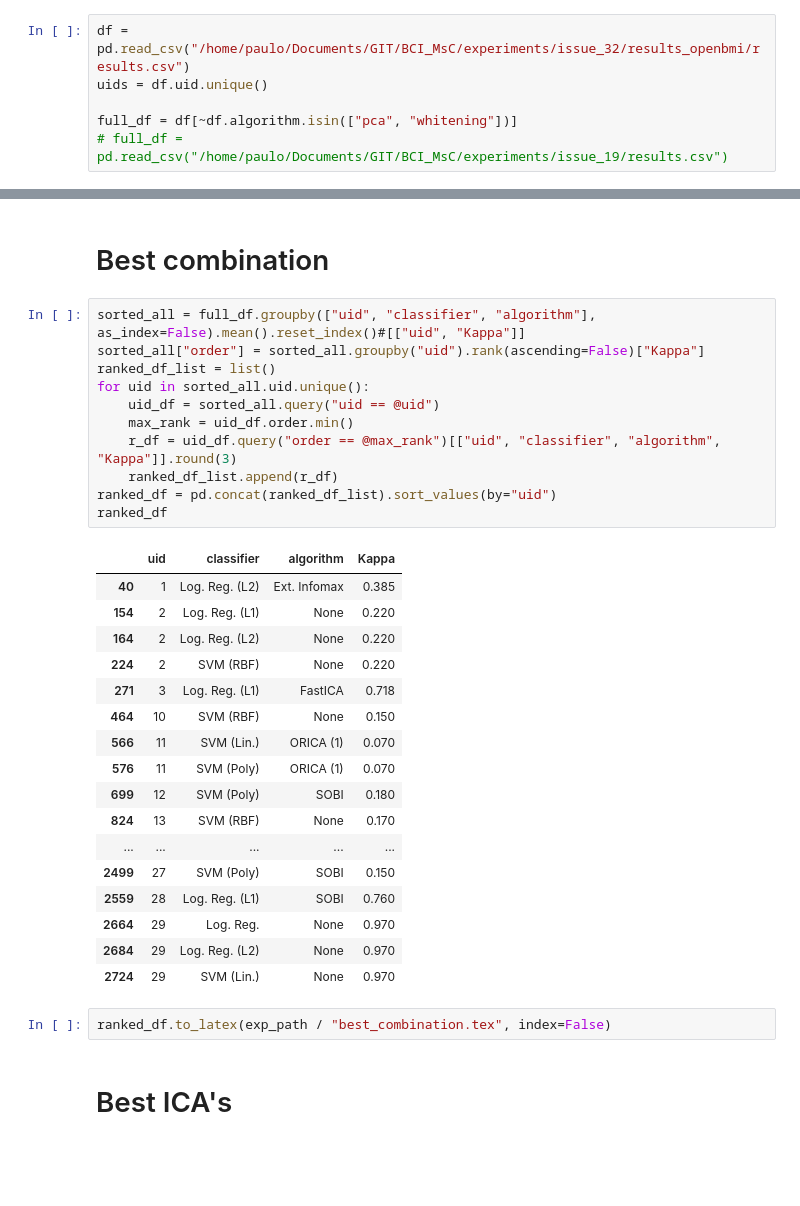
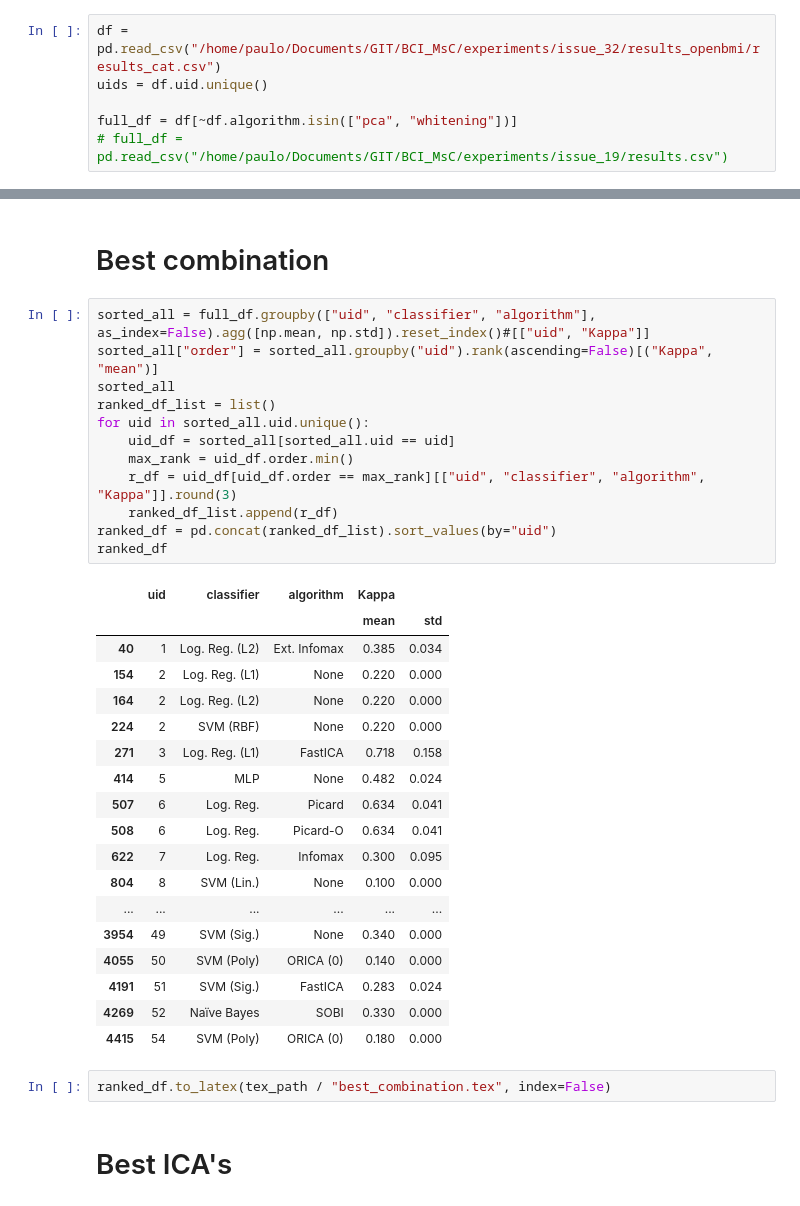
Before and after one commit to Kotzly/BCI_MsC, a Jupyter notebook: notebooks/Issue_32_Results_Analysis_OpenBMI.ipynb, the cells around one changed output, grey strips where cells are left out. Saved outputs shown, nothing was run; the diff lists cells and outputs as text; blank space fills up the shorter version.

```diff
--- a/notebooks/Issue_32_Results_Analysis_OpenBMI.ipynb
+++ b/notebooks/Issue_32_Results_Analysis_OpenBMI.ipynb
@@ -12,5 +17,5 @@ exp_path = Path("../experiments/issue_32/")
 # %%
-df = pd.read_csv("/home/paulo/Documents/GIT/BCI_MsC/experiments/issue_32/results_openbmi/results.csv")
+df = pd.read_csv("/home/paulo/Documents/GIT/BCI_MsC/experiments/issue_32/results_openbmi/results_cat.csv")
 uids = df.uid.unique()
 
 full_df = df[~df.algorithm.isin(["pca", "whitening"])]
@@ -84,36 +90,38 @@ df = full_df.groupby(["uid", "classifier", "algorithm"], as_index=False).mean()
 # %% [markdown]
 # Best combination
 # %%
-sorted_all = full_df.groupby(["uid", "classifier", "algorithm"], as_index=False).mean().reset_index()#[["uid", "Kappa"]]
-sorted_all["order"] = sorted_all.groupby("uid").rank(ascending=False)["Kappa"]
+sorted_all = full_df.groupby(["uid", "classifier", "algorithm"], as_index=False).agg([np.mean, np.std]).reset_index()#[["uid", "Kappa"]]
+sorted_all["order"] = sorted_all.groupby("uid").rank(ascending=False)[("Kappa", "mean")]
+sorted_all
 ranked_df_list = list()
 for uid in sorted_all.uid.unique():
-    uid_df = sorted_all.query("uid == @uid")
+    uid_df = sorted_all[sorted_all.uid == uid]
     max_rank = uid_df.order.min()
-    r_df = uid_df.query("order == @max_rank")[["uid", "classifier", "algorithm", "Kappa"]].round(3)
+    r_df = uid_df[uid_df.order == max_rank][["uid", "classifier", "algorithm", "Kappa"]].round(3)
     ranked_df_list.append(r_df)
 ranked_df = pd.concat(ranked_df_list).sort_values(by="uid")
 ranked_df
 # %% [output]
-|  | uid | classifier | algorithm | Kappa |
-| 40 | 1 | Log. Reg. (L2) | Ext. Infomax | 0.385 |
-| 154 | 2 | Log. Reg. (L1) | None | 0.220 |
-| 164 | 2 | Log. Reg. (L2) | None | 0.220 |
-| 224 | 2 | SVM (RBF) | None | 0.220 |
-| 271 | 3 | Log. Reg. (L1) | FastICA | 0.718 |
-| 464 | 10 | SVM (RBF) | None | 0.150 |
-| 566 | 11 | SVM (Lin.) | ORICA (1) | 0.070 |
-| 576 | 11 | SVM (Poly) | ORICA (1) | 0.070 |
-| 699 | 12 | SVM (Poly) | SOBI | 0.180 |
-| 824 | 13 | SVM (RBF) | None | 0.170 |
-| ... | ... | ... | ... | ... |
-| 2499 | 27 | SVM (Poly) | SOBI | 0.150 |
-| 2559 | 28 | Log. Reg. (L1) | SOBI | 0.760 |
-| 2664 | 29 | Log. Reg. | None | 0.970 |
-| 2684 | 29 | Log. Reg. (L2) | None | 0.970 |
-| 2724 | 29 | SVM (Lin.) | None | 0.970 |
+|  | uid | classifier | algorithm | Kappa |  |
+|  |  |  |  | mean | std |
+| 40 | 1 | Log. Reg. (L2) | Ext. Infomax | 0.385 | 0.034 |
+| 154 | 2 | Log. Reg. (L1) | None | 0.220 | 0.000 |
+| 164 | 2 | Log. Reg. (L2) | None | 0.220 | 0.000 |
+| 224 | 2 | SVM (RBF) | None | 0.220 | 0.000 |
+| 271 | 3 | Log. Reg. (L1) | FastICA | 0.718 | 0.158 |
+| 414 | 5 | MLP | None | 0.482 | 0.024 |
+| 507 | 6 | Log. Reg. | Picard | 0.634 | 0.041 |
+| 508 | 6 | Log. Reg. | Picard-O | 0.634 | 0.041 |
+| 622 | 7 | Log. Reg. | Infomax | 0.300 | 0.095 |
+| 804 | 8 | SVM (Lin.) | None | 0.100 | 0.000 |
+| ... | ... | ... | ... | ... | ... |
+| 3954 | 49 | SVM (Sig.) | None | 0.340 | 0.000 |
+| 4055 | 50 | SVM (Poly) | ORICA (0) | 0.140 | 0.000 |
+| 4191 | 51 | SVM (Sig.) | FastICA | 0.283 | 0.024 |
+| 4269 | 52 | Naïve Bayes | SOBI | 0.330 | 0.000 |
+| 4415 | 54 | SVM (Poly) | ORICA (0) | 0.180 | 0.000 |
 # %%
-ranked_df.to_latex(exp_path / "best_combination.tex", index=False)
+ranked_df.to_latex(tex_path / "best_combination.tex", index=False)
 # %% [markdown]
 # Best ICA's
 # %%
```
Also changed, not shown: parts of 17 cells of this notebook, 1 other file.
